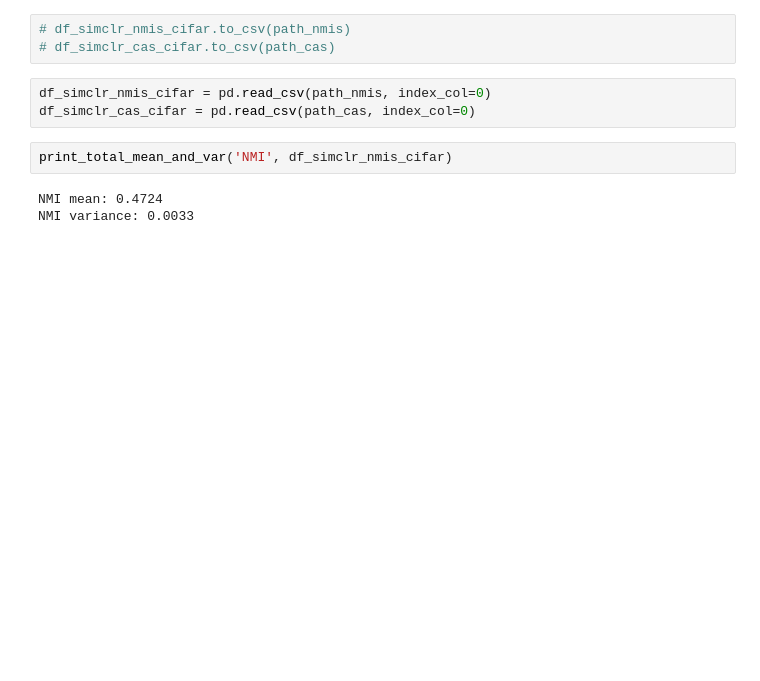
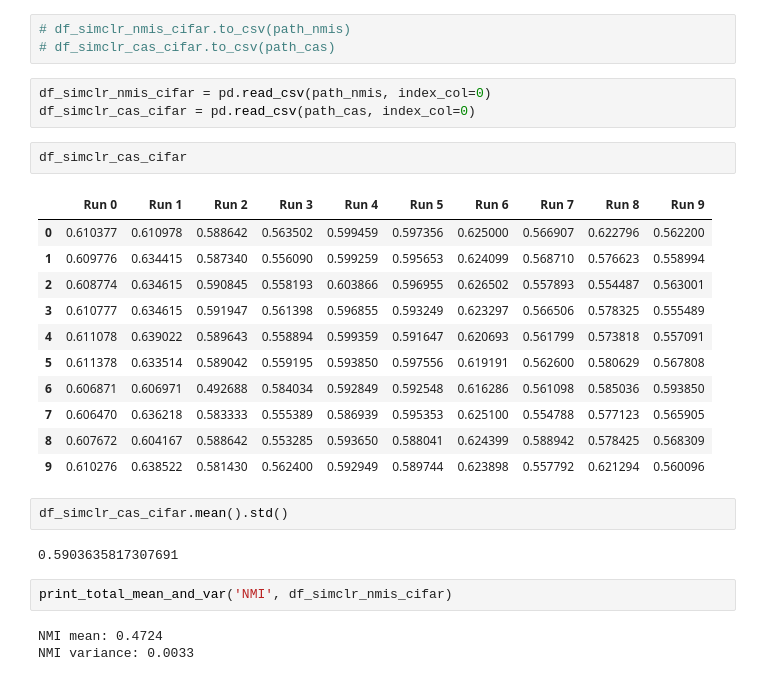
Before and after one commit to AlinaGodun/dcl_b, a Jupyter notebook: Final.ipynb, the cells around one changed output. Drawn from its saved outputs; the diff is of its cells as text; blank space fills up the shorter version.

```diff
--- a/Final.ipynb
+++ b/Final.ipynb
@@ -250,6 +293,24 @@ Uncomment this part to generate new NMI and cluster accuracies
 # %%
 df_simclr_nmis_cifar = pd.read_csv(path_nmis, index_col=0)
 df_simclr_cas_cifar = pd.read_csv(path_cas, index_col=0)
+# %%
+df_simclr_cas_cifar
+# %% [output]
+|  | Run 0 | Run 1 | Run 2 | Run 3 | Run 4 | Run 5 | Run 6 | Run 7 | Run 8 | Run 9 |
+| 0 | 0.610377 | 0.610978 | 0.588642 | 0.563502 | 0.599459 | 0.597356 | 0.625000 | 0.566907 | 0.622796 | 0.562200 |
+| 1 | 0.609776 | 0.634415 | 0.587340 | 0.556090 | 0.599259 | 0.595653 | 0.624099 | 0.568710 | 0.576623 | 0.558994 |
+| 2 | 0.608774 | 0.634615 | 0.590845 | 0.558193 | 0.603866 | 0.596955 | 0.626502 | 0.557893 | 0.554487 | 0.563001 |
+| 3 | 0.610777 | 0.634615 | 0.591947 | 0.561398 | 0.596855 | 0.593249 | 0.623297 | 0.566506 | 0.578325 | 0.555489 |
+| 4 | 0.611078 | 0.639022 | 0.589643 | 0.558894 | 0.599359 | 0.591647 | 0.620693 | 0.561799 | 0.573818 | 0.557091 |
+| 5 | 0.611378 | 0.633514 | 0.589042 | 0.559195 | 0.593850 | 0.597556 | 0.619191 | 0.562600 | 0.580629 | 0.567808 |
+| 6 | 0.606871 | 0.606971 | 0.492688 | 0.584034 | 0.592849 | 0.592548 | 0.616286 | 0.561098 | 0.585036 | 0.593850 |
+| 7 | 0.606470 | 0.636218 | 0.583333 | 0.555389 | 0.586939 | 0.595353 | 0.625100 | 0.554788 | 0.577123 | 0.565905 |
+| 8 | 0.607672 | 0.604167 | 0.588642 | 0.553285 | 0.593650 | 0.588041 | 0.624399 | 0.588942 | 0.578425 | 0.568309 |
+| 9 | 0.610276 | 0.638522 | 0.581430 | 0.562400 | 0.592949 | 0.589744 | 0.623898 | 0.557792 | 0.621294 | 0.560096 |
+# %%
+df_simclr_cas_cifar.mean().std()
+# %% [output]
+0.5903635817307691
 # %%
 print_total_mean_and_var('NMI', df_simclr_nmis_cifar)
 # %% [output]
```
Also changed, not shown: parts of 8 cells of this notebook, 6 other files.
